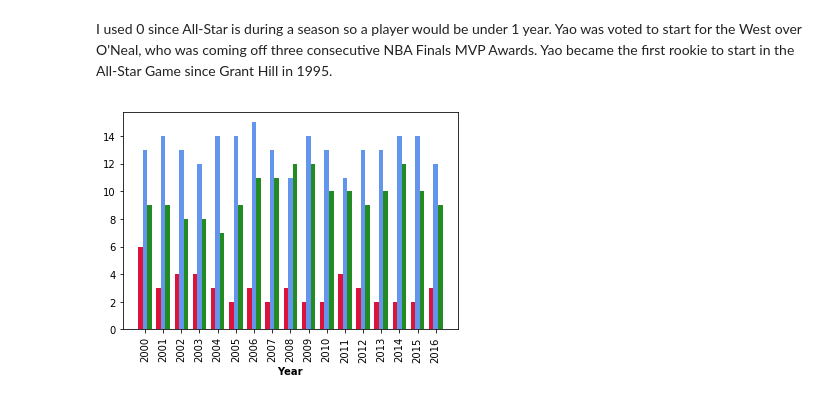
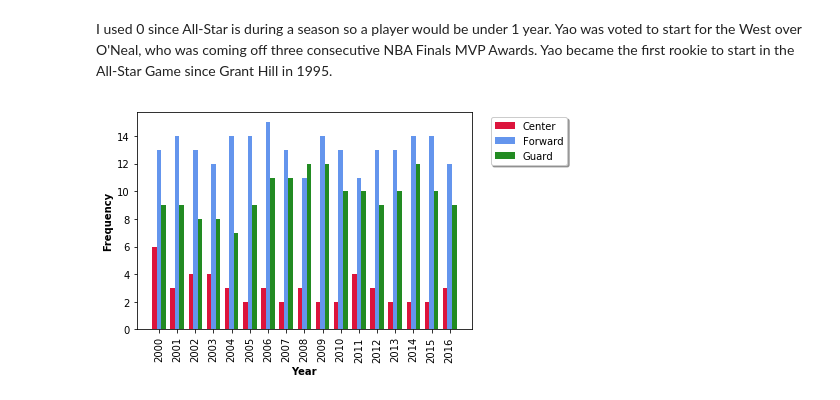
Before and after one commit to aclao89/NBA_All_Stars, a Jupyter notebook: Data Exploration for NBA All Star Games .ipynb, the cells around one changed output. Drawn from its saved outputs; the diff is of its cells as text; code cells hidden in the pictures.

Commit message:
Pushed Positions by Year Chart

```diff
--- a/Data Exploration for NBA All Star Games .ipynb
+++ b/Data Exploration for NBA All Star Games .ipynb
@@ -552,31 +552,32 @@ I used 0 since All-Star is during a season so a player would be under 1 year. Ya
 # %%
 barWidth = 0.25
 
 #Set Height of the bar
 center = [6, 3 , 4, 4, 3, 2, 3 , 2, 3, 2, 2,4, 3, 2, 2, 2, 3]
 
 forward = [13, 14, 13, 12, 14, 14, 15, 13 ,11 ,14, 13 , 11, 13, 13, 14, 14, 12]
 
 guard = [ 9, 9, 8, 8 , 7, 9 ,11, 11, 12, 12, 10, 10, 9, 10, 12, 10, 9]
 
 #Set position of the bar on the X Axis
 r1 = np.arange(len(center))
 r2 = [x + barWidth for x in r1]
 r3 = [x + barWidth for x in r2]
 
 #Make Plot
 plt.bar(r1, center, color='crimson', width= barWidth, label='Center')
 plt.bar(r2, forward, color='cornflowerblue', width= barWidth, label='Forward')
 plt.bar(r3, guard, color='forestgreen', width= barWidth, label='Guard')
 
 # Adjust figure size
 
 
 #Add XTicks
 plt.xlabel('Year', fontweight ='bold')
+plt.ylabel('Frequency', fontweight= 'bold')
 plt.xticks([r + barWidth for r in range(len(center))], ['2000', '2001', '2002', '2003','2004',
                                                 '2005', '2006' ,'2007', '2008','2009', '2010', '2011','2012', '2013', '2014', '2015', '2016'], rotation= 90)
-
+plt.legend(bbox_to_anchor = (1.3,1), fancybox=True, shadow= True, loc='upper right')
 plt.show()
 # %% [output]
-[figure, old version]
+[figure, new version]
```
